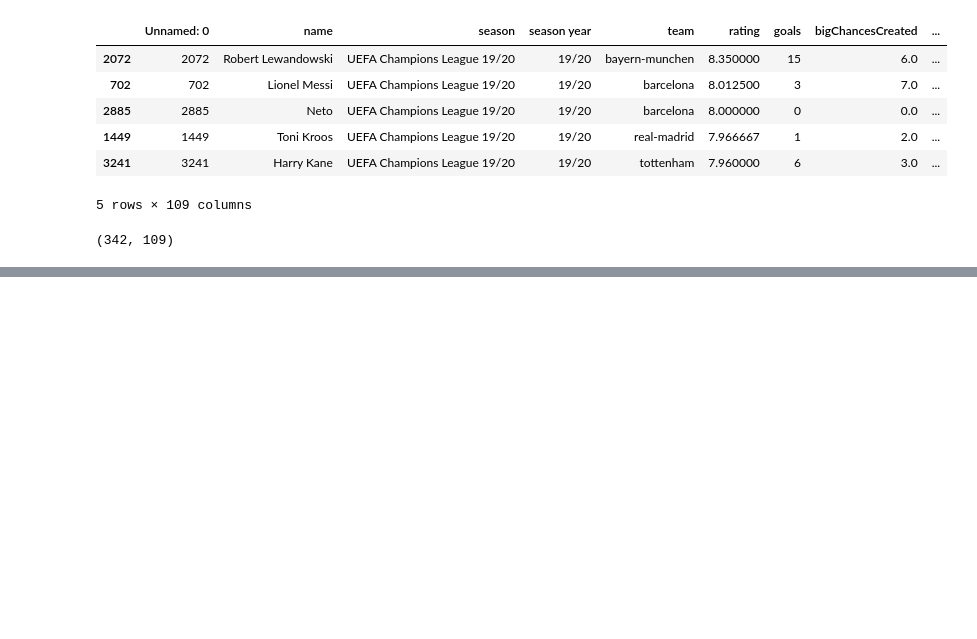
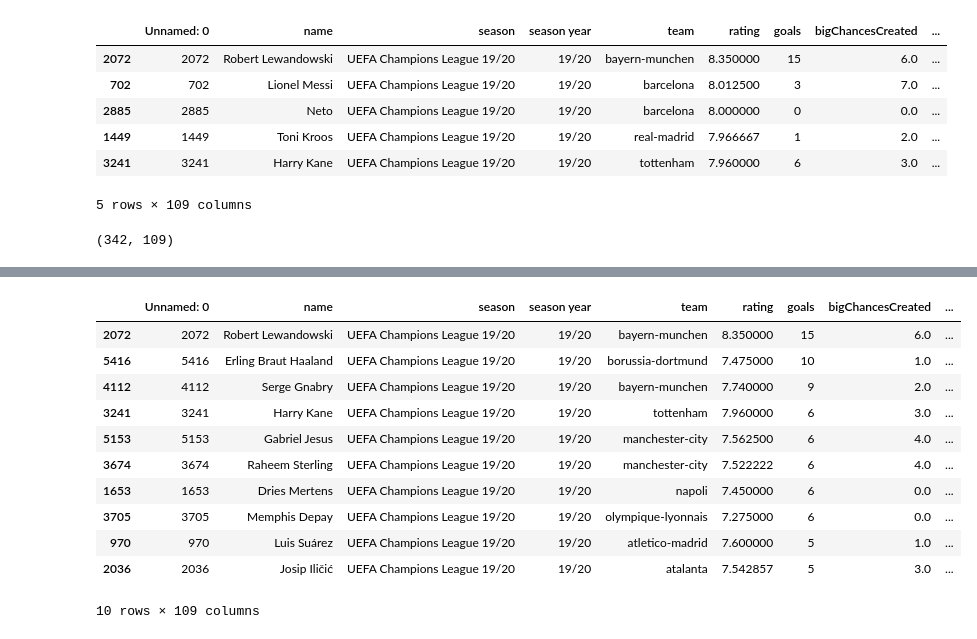
Before and after one commit to ZaidSultan10/champions-league-winner-prediction, a Jupyter notebook: UEFA_Champions_League_Winner_Prediction-checkpoint.ipynb, the cells around one changed output, grey strips where cells are left out. Cells and saved outputs as stored; diff of their text form; code cells hidden in the pictures; blank space fills up the shorter version.

```diff
--- a/UEFA_Champions_League_Winner_Prediction-checkpoint.ipynb
+++ b/UEFA_Champions_League_Winner_Prediction-checkpoint.ipynb
@@ -221,0 +226,15 @@ value_player_list.drop(columns =['substitutionsOut','substitutionsIn','totwAppea
+# %%
+top_10_scorers
+# %% [output]
+|  | Unnamed: 0 | name | season | season year | team | rating | goals | bigChancesCreated | ... |
+| 2072 | 2072 | Robert Lewandowski | UEFA Champions League 19/20 | 19/20 | bayern-munchen | 8.350000 | 15 | 6.0 | ... |
+| 5416 | 5416 | Erling Braut Haaland | UEFA Champions League 19/20 | 19/20 | borussia-dortmund | 7.475000 | 10 | 1.0 | ... |
+| 4112 | 4112 | Serge Gnabry | UEFA Champions League 19/20 | 19/20 | bayern-munchen | 7.740000 | 9 | 2.0 | ... |
+| 3241 | 3241 | Harry Kane | UEFA Champions League 19/20 | 19/20 | tottenham | 7.960000 | 6 | 3.0 | ... |
+| 5153 | 5153 | Gabriel Jesus | UEFA Champions League 19/20 | 19/20 | manchester-city | 7.562500 | 6 | 4.0 | ... |
+| 3674 | 3674 | Raheem Sterling | UEFA Champions League 19/20 | 19/20 | manchester-city | 7.522222 | 6 | 4.0 | ... |
+| 1653 | 1653 | Dries Mertens | UEFA Champions League 19/20 | 19/20 | napoli | 7.450000 | 6 | 0.0 | ... |
+| 3705 | 3705 | Memphis Depay | UEFA Champions League 19/20 | 19/20 | olympique-lyonnais | 7.275000 | 6 | 0.0 | ... |
+| 970 | 970 | Luis Suárez | UEFA Champions League 19/20 | 19/20 | atletico-madrid | 7.600000 | 5 | 1.0 | ... |
+| 2036 | 2036 | Josip Iličić | UEFA Champions League 19/20 | 19/20 | atalanta | 7.542857 | 5 | 3.0 | ... |
+10 rows × 109 columns
```
Also changed, not shown: parts of 4 cells of this notebook.
